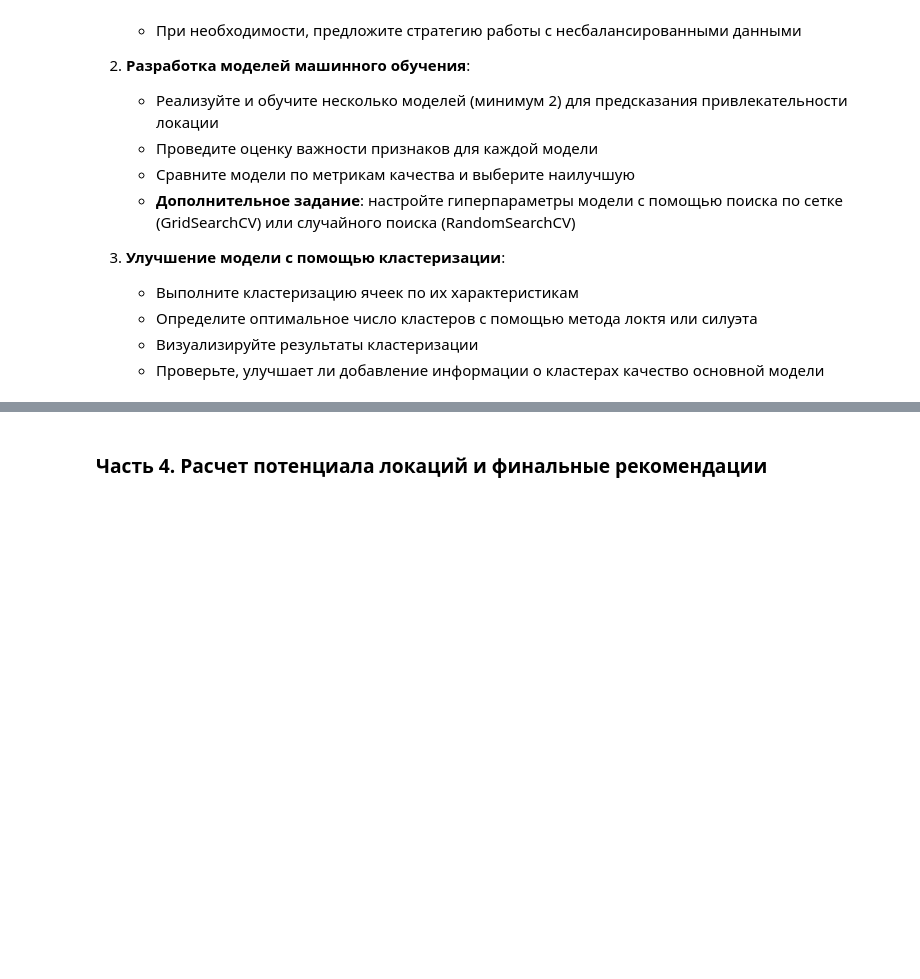
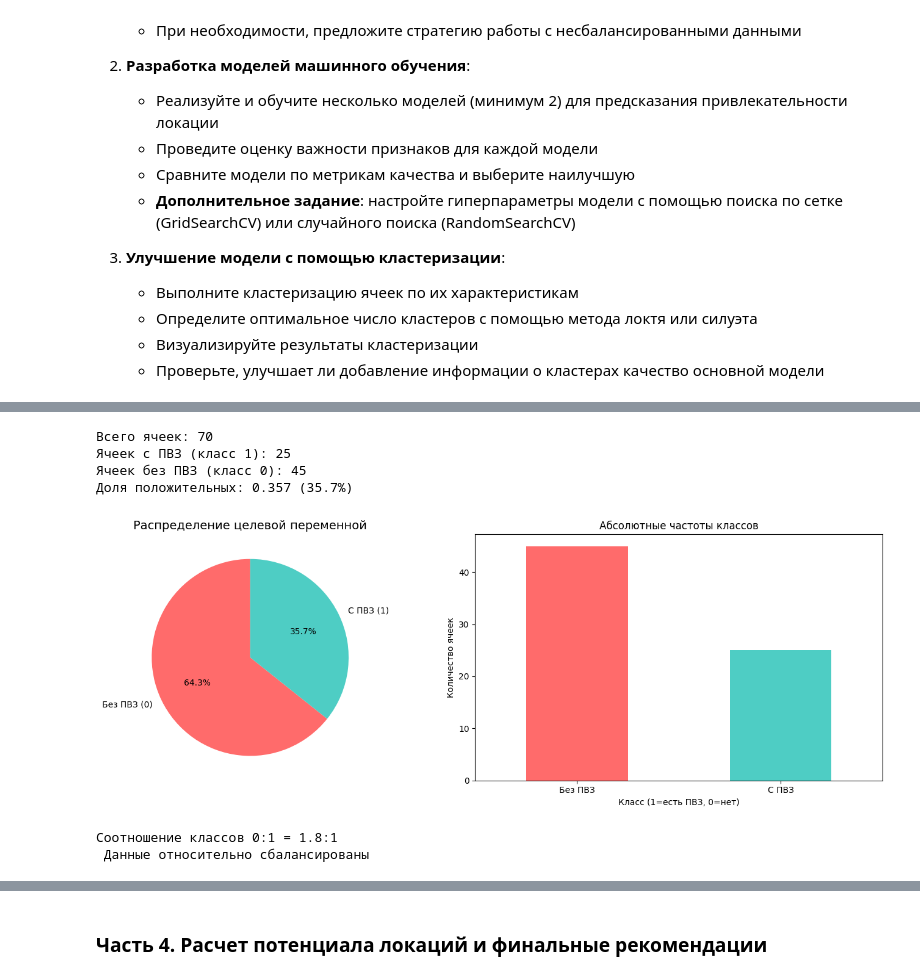
Before and after one commit to yulia3006/ml-basics, a Jupyter notebook: Практическая_работа_№ 12.2_Геомаркетинговое_исследование_территорий_ipynb".ipynb, the cells around one changed output, grey strips where cells are left out. Drawn from its saved outputs; the diff is of its cells as text; code cells hidden in the pictures; blank space fills up the shorter version.

```diff
--- a/Практическая_работа_№ 12.2_Геомаркетинговое_исследование_территорий_ipynb".ipynb
+++ b/Практическая_работа_№ 12.2_Геомаркетинговое_исследование_территорий_ipynb".ipynb
@@ -492,0 +541,48 @@ print(f"   RF + Кластеры         -> F1: {f1_score(y_test, cl_preds):.3f}
+# %%
+# Целевая переменная: бинарная — есть ли ПВЗ в ячейке (1) или нет (0)
+# Это логичнее для задачи "где открыть новый ПВЗ"
+main_gdf['has_pvz'] = (main_gdf['target_pvz_near'] > 0).astype(int)
+
+print(f"Всего ячеек: {len(main_gdf)}")
+print(f"Ячеек с ПВЗ (класс 1): {main_gdf['has_pvz'].sum()}")
+print(f"Ячеек без ПВЗ (класс 0): {(main_gdf['has_pvz'] == 0).sum()}")
+print(f"Доля положительных: {main_gdf['has_pvz'].mean():.3f} ({main_gdf['has_pvz'].mean()*100:.1f}%)")
+
+# Визуализация распределения
+fig, axes = plt.subplots(1, 2, figsize=(14, 5))
+
+# Pie chart
+colors = ['#ff6b6b', '#4ecdc4']
+main_gdf['has_pvz'].value_counts().plot(
+    kind='pie', ax=axes[0], autopct='%1.1f%%',
+    colors=colors, startangle=90,
+    labels=['Без ПВЗ (0)', 'С ПВЗ (1)']
+)
+axes[0].set_ylabel('')
+axes[0].set_title('Распределение целевой переменной', fontsize=14)
+
+# Bar chart
+main_gdf['has_pvz'].value_counts().plot(kind='bar', ax=axes[1], color=colors)
+axes[1].set_xlabel('Класс (1=есть ПВЗ, 0=нет)')
+axes[1].set_ylabel('Количество ячеек')
+axes[1].set_title('Абсолютные частоты классов')
+axes[1].set_xticklabels(['Без ПВЗ', 'С ПВЗ'], rotation=0)
+
+plt.tight_layout()
+plt.show()
+
+# Оценка сбалансированности
+ratio = (main_gdf['has_pvz'] == 0).sum() / main_gdf['has_pvz'].sum()
+print(f"\nСоотношение классов 0:1 = {ratio:.1f}:1")
+if ratio > 3:
+    print(" Данные несбалансированы! Будем использовать class_weight='balanced'")
+else:
+    print(" Данные относительно сбалансированы")
+# %% [output]
+Всего ячеек: 70
+Ячеек с ПВЗ (класс 1): 25
+Ячеек без ПВЗ (класс 0): 45
+Доля положительных: 0.357 (35.7%)
+[figure, added]
+Соотношение классов 0:1 = 1.8:1
+ Данные относительно сбалансированы
```
Also changed, not shown: parts of 33 cells of this notebook.
